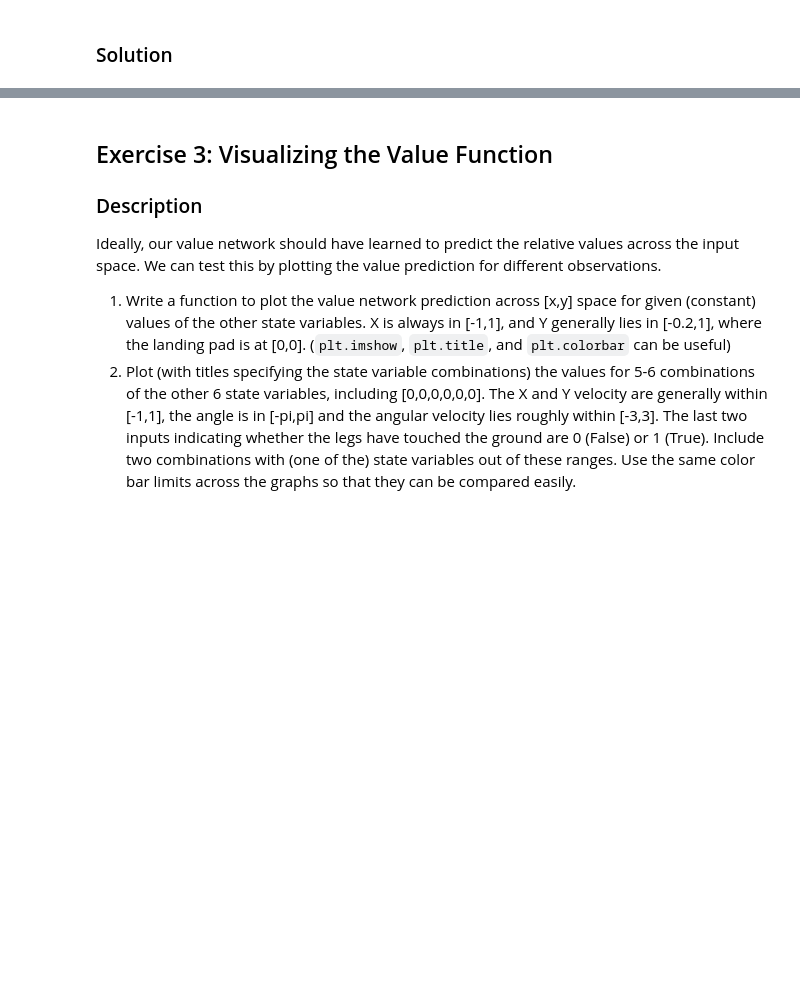
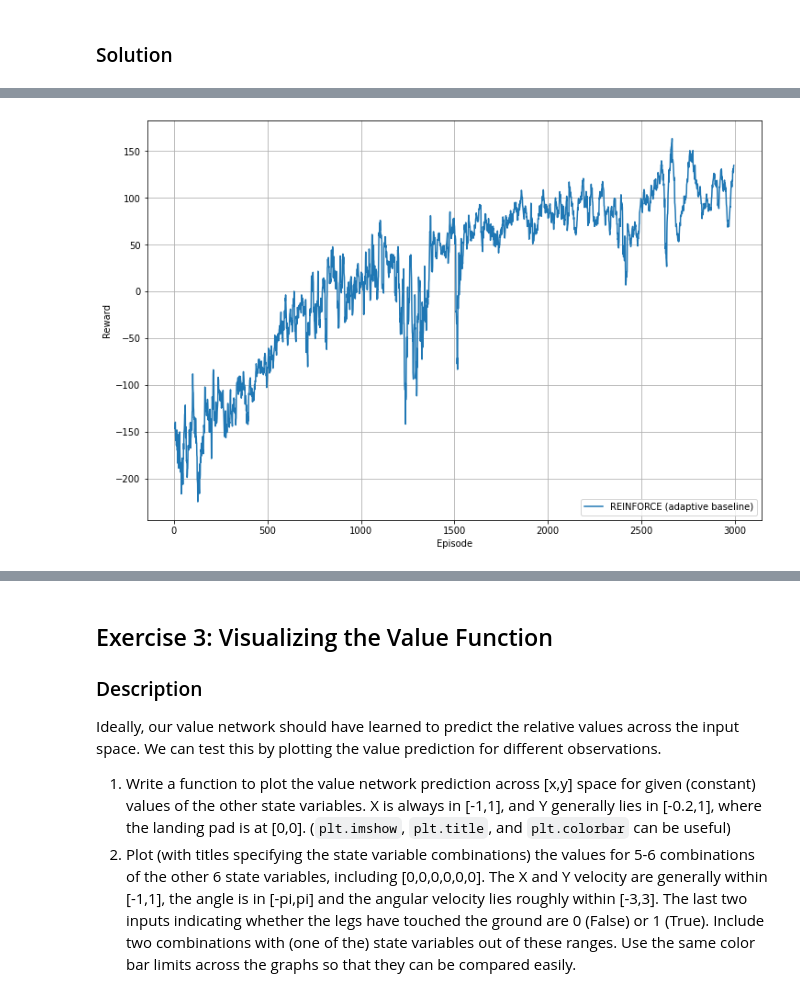
Before and after one commit to ideriedm/CS456---moonlander, a Jupyter notebook: miniproject1.ipynb, the cells around one changed output, grey strips where cells are left out. Saved outputs shown, nothing was run; the diff lists cells and outputs as text; code cells hidden in the pictures; blank space fills up the shorter version.

```diff
--- a/miniproject1.ipynb
+++ b/miniproject1.ipynb
@@ -502,0 +519,15 @@ for v in value_learning_rate:
+# %%
+results5 = Results()
+policy_learning_rate = 0.002
+value_learning_rate = 0.002
+
+# Set seed to be able to compare with/without baseline
+np.random.seed(seed)
+tf.random.set_seed(seed)
+discrete_env.seed(seed)
+
+_, d_model2 = run_experiment("REINFORCE (adaptive baseline)", discrete_env, num_episodes, results5, policy_learning_rate,
+                                   value_learning_rate, baseline='adaptive')
+results.save(filename = "REINFORCE (adaptive baseline)_final2")
+# %% [output]
+[figure, added]
```
Also changed, not shown: parts of 12 cells of this notebook.
